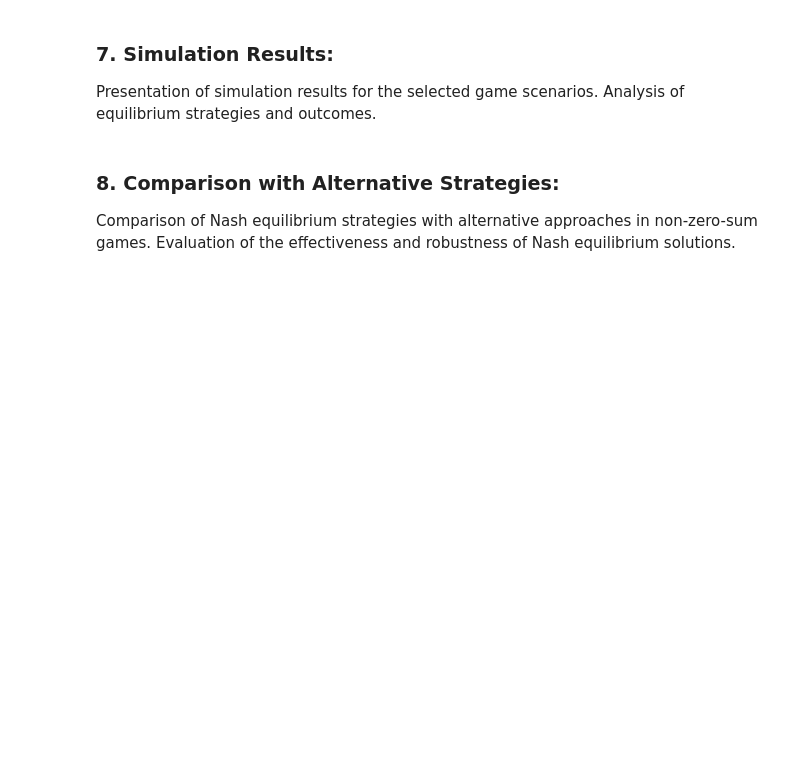
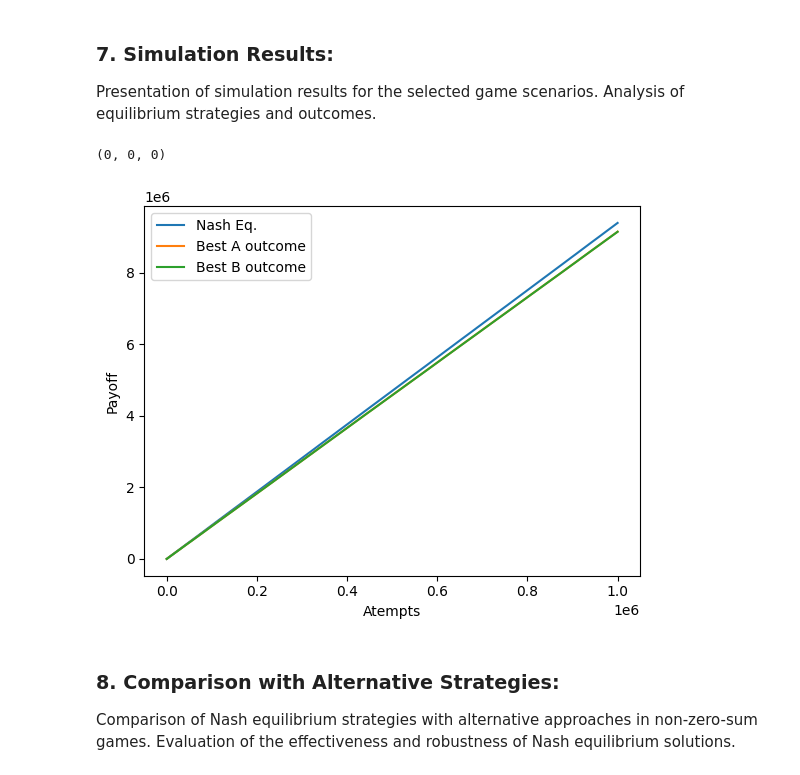
Before and after one commit to mi6oo6im/ml_nash_equilibrium_project, a Jupyter notebook: maximize_common_payoff_through_nash_equilibrium_strategy.ipynb, the cells around one changed output. Drawn from its saved outputs; the diff is of its cells as text; code cells hidden in the pictures; blank space fills up the shorter version.

```diff
--- a/maximize_common_payoff_through_nash_equilibrium_strategy.ipynb
+++ b/maximize_common_payoff_through_nash_equilibrium_strategy.ipynb
@@ -37,3 +37,10 @@ Computational techniques and software tools for analyzing equilibrium outcomes.
 ### 7. Simulation Results:
 Presentation of simulation results for the selected game scenarios.
 Analysis of equilibrium strategies and outcomes.
+# %%
+# function used to randomize the numbers for a 4 x 4 matrix
+def randomize():
+    numbers = list(range(1, 9))
+    shuffle(numbers)
+    numbers_for_matrix = numbers[0:4]
+    return numbers_for_matrix
@@ -40,3 +124,34 @@ Analysis of equilibrium strategies and outcomes.
+# %%
+find_nash_equilibrium()
+# %% [output]
+(0, 0, 0)
+# %%
+nash_eq = []
+a_max = []
+b_max = []
+n_temp = 0
+a_temp = 0
+b_temp = 0
+for i in range(1_000_000):
+    numbers_for_a = randomize()
+    numbers_for_b = randomize()
+    n, a, b = find_nash_equilibrium(numbers_for_a, numbers_for_b)
+    n_temp += n
+    a_temp += a
+    b_temp += b
+    nash_eq.append(n_temp)
+    a_max.append(a_temp)
+    b_max.append(b_temp)
+x = list(range(1, len(nash_eq) + 1))
+plt.plot(x, nash_eq, label = 'Nash Eq.')
+plt.plot(x, a_max, label = 'Best A outcome')
+plt.plot(x, b_max, label = 'Best B outcome')
+plt.legend()
+plt.xlabel('Atempts')
+plt.ylabel('Payoff')
+plt.show()
+# %% [output]
+[figure, added]
 # %% [markdown]
 ### 8. Comparison with Alternative Strategies:
 Comparison of Nash equilibrium strategies with alternative approaches in non-zero-sum games.
```
Also changed, not shown: parts of 2 cells of this notebook.
